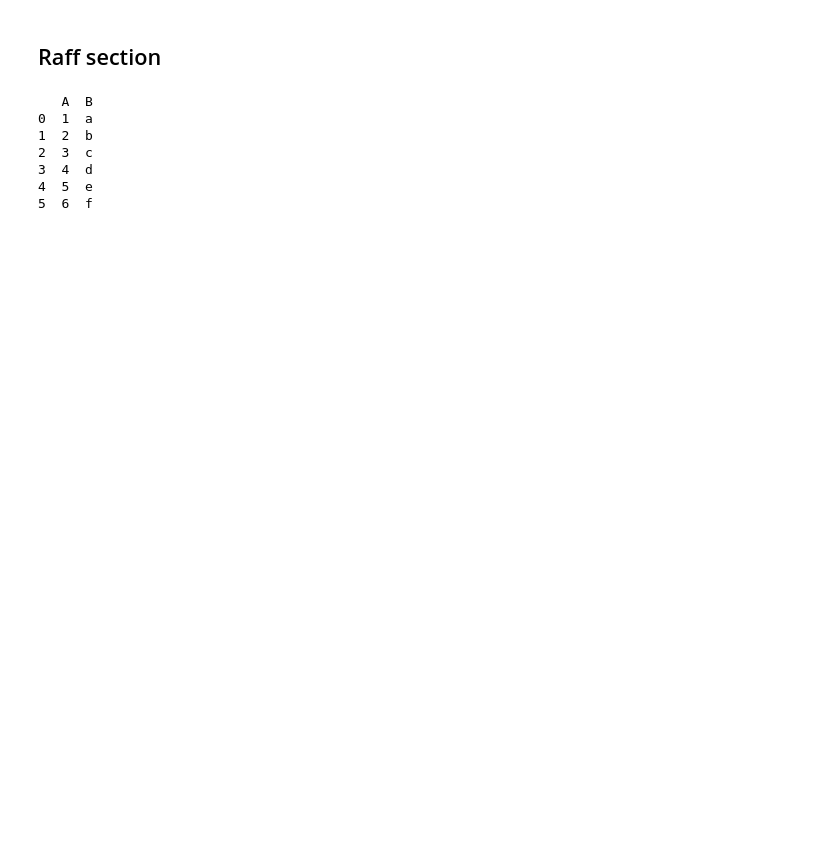
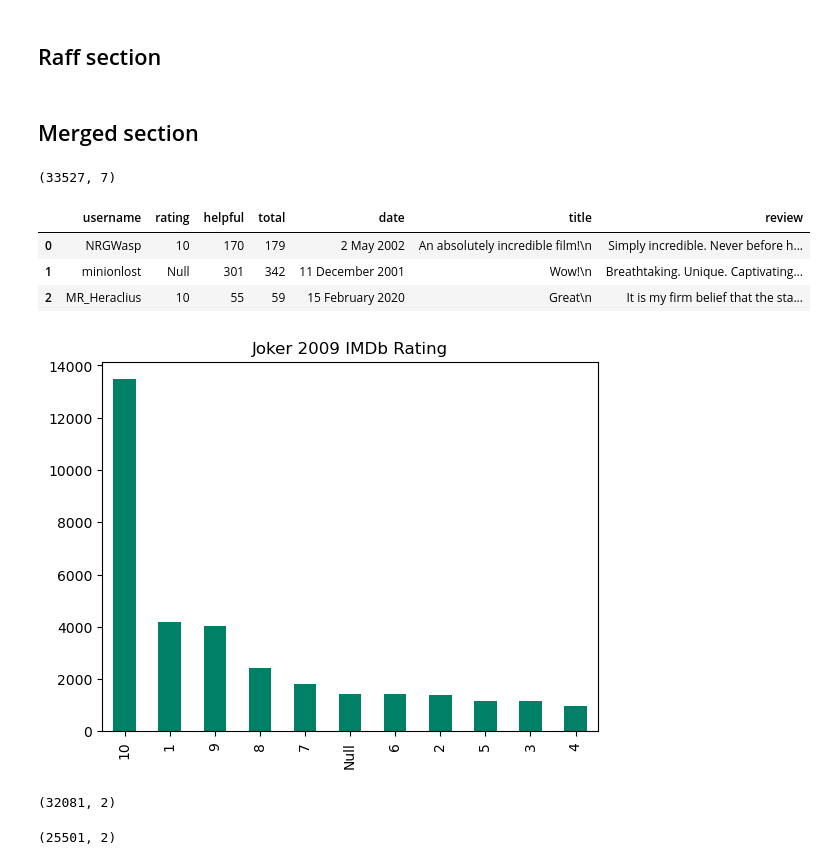
Before and after one commit to oitik/Movie_rating_prediction_using_machine_learning, a Jupyter notebook: movie-rating-final-version.ipynb, the cells around one changed output. Saved outputs shown, nothing was run; the diff lists cells and outputs as text; code cells hidden in the pictures; blank space fills up the shorter version.

```diff
--- a/movie-rating-final-version.ipynb
+++ b/movie-rating-final-version.ipynb
@@ -566,28 +539,37 @@ Please also refer to the documentation for alternative solver options:
 # %% [markdown]
 ## Raff section
-# %%
-
-# Create the first dataframe
-df1 = pd.DataFrame({
-    'A': [1, 2, 3],
-    'B': ['a', 'b', 'c']
-})
-
-# Create the second dataframe
-df2 = pd.DataFrame({
-    'A': [4, 5, 6],
-    'B': ['d', 'e', 'f']
-})
-
-# Concatenate the dataframes
-merged_df = pd.concat([df1, df2], ignore_index=True)
-
-print(merged_df)
-# %% [output]
-   A  B
-0  1  a
-1  2  b
-2  3  c
-3  4  d
-4  5  e
-5  6  f
+# %% [markdown]
+## Merged section
+# %%
+import pandas as pd
+# Create the first dataframe
+df1 = pd.read_csv('/kaggle/input/movie-review/The Lord of the Rings The Fellowship of the Ring 2001.csv')
+
+# Create the second dataframe
+df2 = pd.read_csv('/kaggle/input/movie-review/The Dark Knight 2008.csv')
+
+df3 = pd.read_csv('/kaggle/input/movie-review/Star Wars Episode VIII - The Last Jedi 2017.csv')
+df4 = pd.read_csv('/kaggle/input/movie-review/Star Wars Episode VII - The Force Awakens 2015.csv')
+df5 = pd.read_csv('/kaggle/input/movie-review/Joker 2019.csv')
+# Concatenate the dataframes
+merged_df = pd.concat([df1, df2, df3, df4, df5], ignore_index=True)
+# %%
+merged_df.shape
+# %% [output]
+(33527, 7)
+# %%
+merged_df.head(3)
+# %% [output]
+|  | username | rating | helpful | total | date | title | review |
+| 0 | NRGWasp | 10 | 170 | 179 | 2 May 2002 | An absolutely incredible film!\n | Simply incredible. Never before h... |
+| 1 | minionlost | Null | 301 | 342 | 11 December 2001 | Wow!\n | Breathtaking. Unique. Captivating... |
+| 2 | MR_Heraclius | 10 | 55 | 59 | 15 February 2020 | Great\n | It is my firm belief that the sta... |
+# %%
+merged_df.rating.value_counts().plot(kind='bar', cmap='summer', title='Joker 2009 IMDb Rating');
+# %% [output]
+[figure, added]
+# %%
+df = setup_data(merged_df)
+df.shape
+# %% [output]
+(32081, 2)
@@ -593,0 +587,5 @@ print(merged_df)
+# %%
+df = drop_ten(5000, df)
+df.shape
+# %% [output]
+(25501, 2)
```
Also changed, not shown: parts of 31 cells of this notebook.
